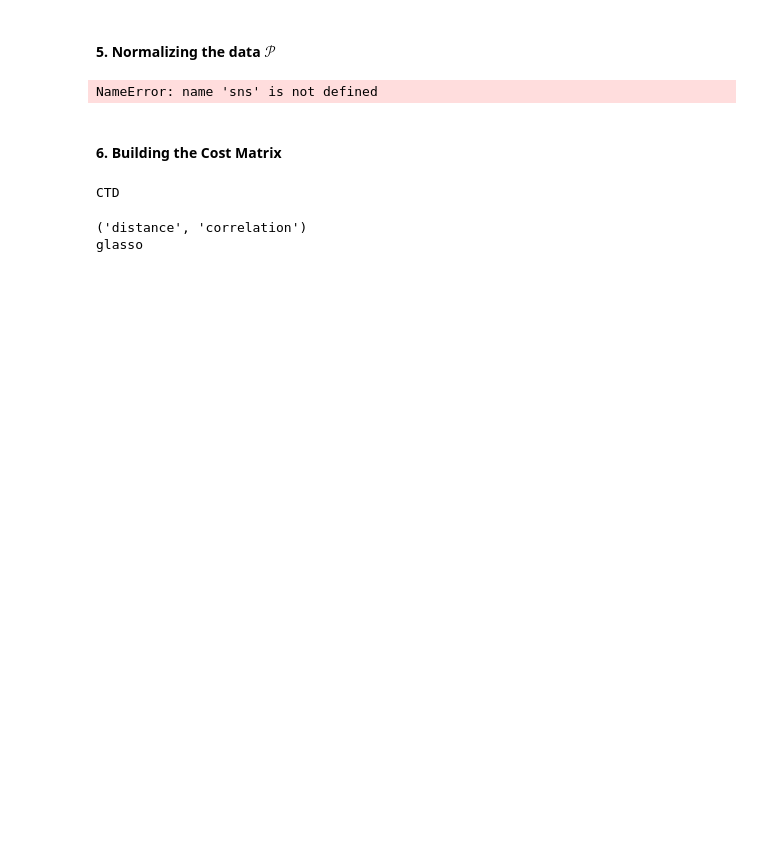
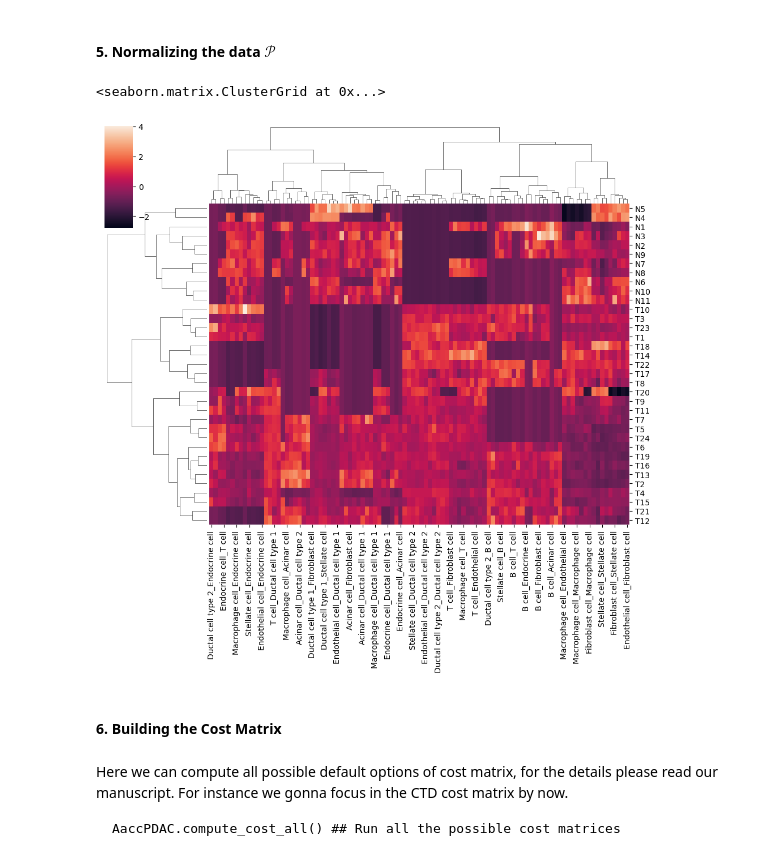
Before and after one commit to jsnagai/scACCorDiON, a Jupyter notebook: tutorials/Tutorial-aCCORDiON.ipynb, the cells around one changed output. Saved outputs shown, nothing was run; the diff lists cells and outputs as text; code cells hidden in the pictures; blank space fills up the shorter version.

````diff
--- a/tutorials/Tutorial-aCCORDiON.ipynb
+++ b/tutorials/Tutorial-aCCORDiON.ipynb
@@ -30,14 +47,9 @@ AaccPDAC.make_pca()
 for i in AaccPDAC.p.columns:
     AaccPDAC.p[i] = AaccPDAC.p[i]/AaccPDAC.p[i].sum()
 # %%
-sns.heatmap(AaccPDAC.p)
+sns.clustermap(AaccPDAC.p.T,z_score=1,method='ward')
 # %% [output]
-NameError: name 'sns' is not defined
+<seaborn.matrix.ClusterGrid at 0x...>
+[figure, added]
 # %% [markdown]
 #### 6. Building the Cost Matrix
-# %%
-AaccPDAC.compute_cost_all()
-# %% [output]
-CTD
-('distance', 'correlation')
-glasso
@@ -45,0 +56,6 @@ AaccPDAC.compute_wassestein(cost='correlation')
+# %% [markdown]
+Here we can compute all possible default options of cost matrix, for the details please read our manuscript. For instance we gonna focus in the CTD cost matrix by now.
+
+```{python}
+AaccPDAC.compute_cost_all() ## Run all the possible cost matrices
+```
````
Also changed, not shown: parts of 31 cells of this notebook.
